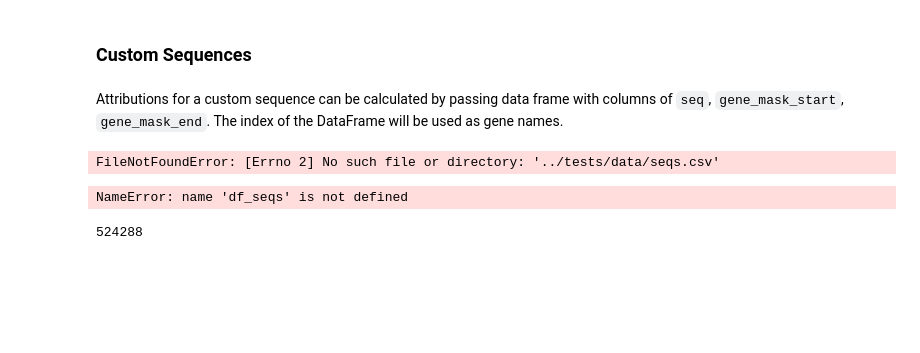
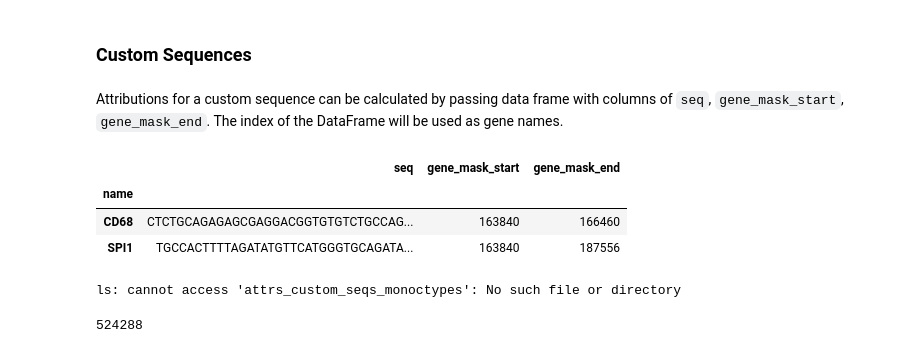
Before and after one commit to Genentech/decima, a Jupyter notebook: docs/tutorials/1-attribution-motif-discovery.ipynb, the cells around one changed output. Drawn from its saved outputs; the diff is of its cells as text; code cells hidden in the pictures; blank space fills up the shorter version.

```diff
--- a/docs/tutorials/1-attribution-motif-discovery.ipynb
+++ b/docs/tutorials/1-attribution-motif-discovery.ipynb
@@ -417,20 +455,23 @@ Attributions for a custom sequence can be calculated by passing data frame with
 # %%
 import pandas as pd
 
-df_seqs = pd.read_csv("../tests/data/seqs.csv", index_col=0)
+df_seqs = pd.read_csv("../../tests/data/seqs.csv", index_col=0)
 df_seqs
 # %% [output]
-FileNotFoundError: [Errno 2] No such file or directory: '../tests/data/seqs.csv'
+|  | seq | gene_mask_start | gene_mask_end |
+| name |  |  |  |
+| CD68 | CTCTGCAGAGAGCGAGGACGGTGTGTCTGCCAG... | 163840 | 166460 |
+| SPI1 | TGCCACTTTTAGATATGTTCATGGGTGCAGATA... | 163840 | 187556 |
 # %%
 predict_attributions_seqlet_calling(
-    output_prefix="example/attrs_custom_seqs_monoctypes",
+    output_prefix="example/attrs_custom_seqs_monocytes",
     seqs=df_seqs,  # <-- custom sequences
     tasks=f"cell_type in {spi1_cell_types}",
     device=device,
 )
 ! ls attrs_custom_seqs_monoctypes
 # %% [output]
-NameError: name 'df_seqs' is not defined
+ls: cannot access 'attrs_custom_seqs_monoctypes': No such file or directory
 # %%
 import random
 import torch
```
Also changed, not shown: parts of 35 cells of this notebook, 2 other files.
